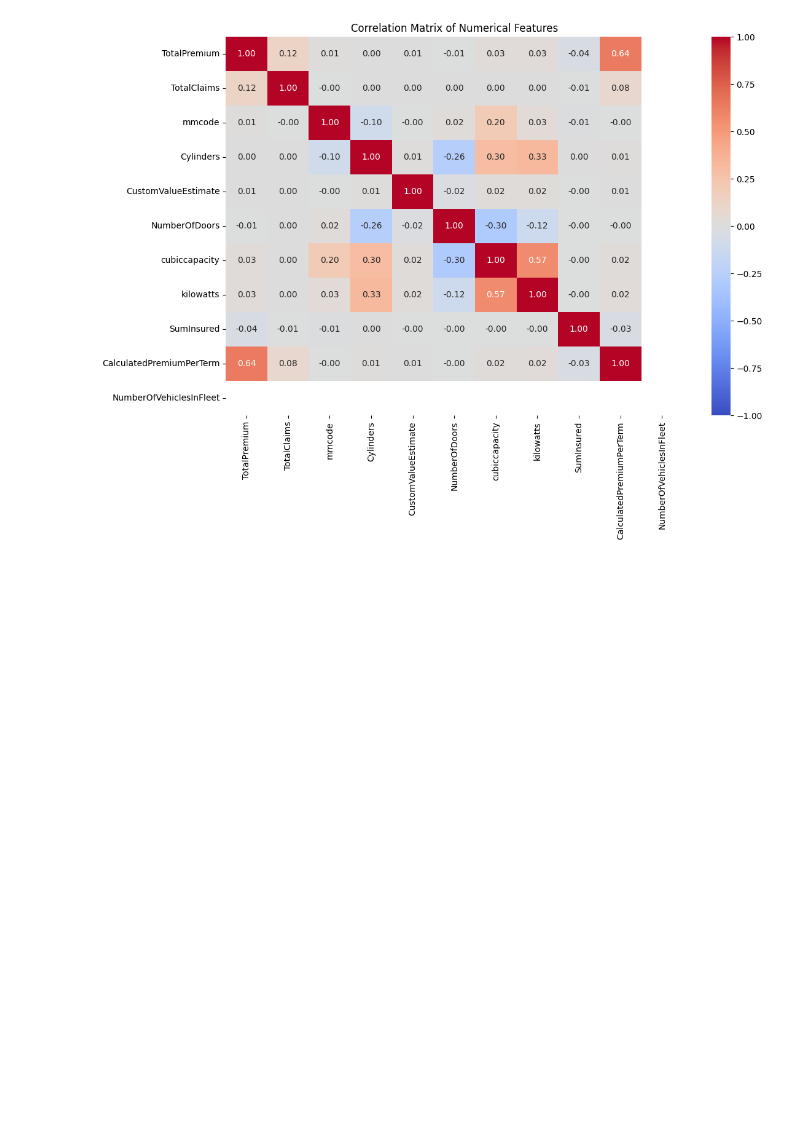
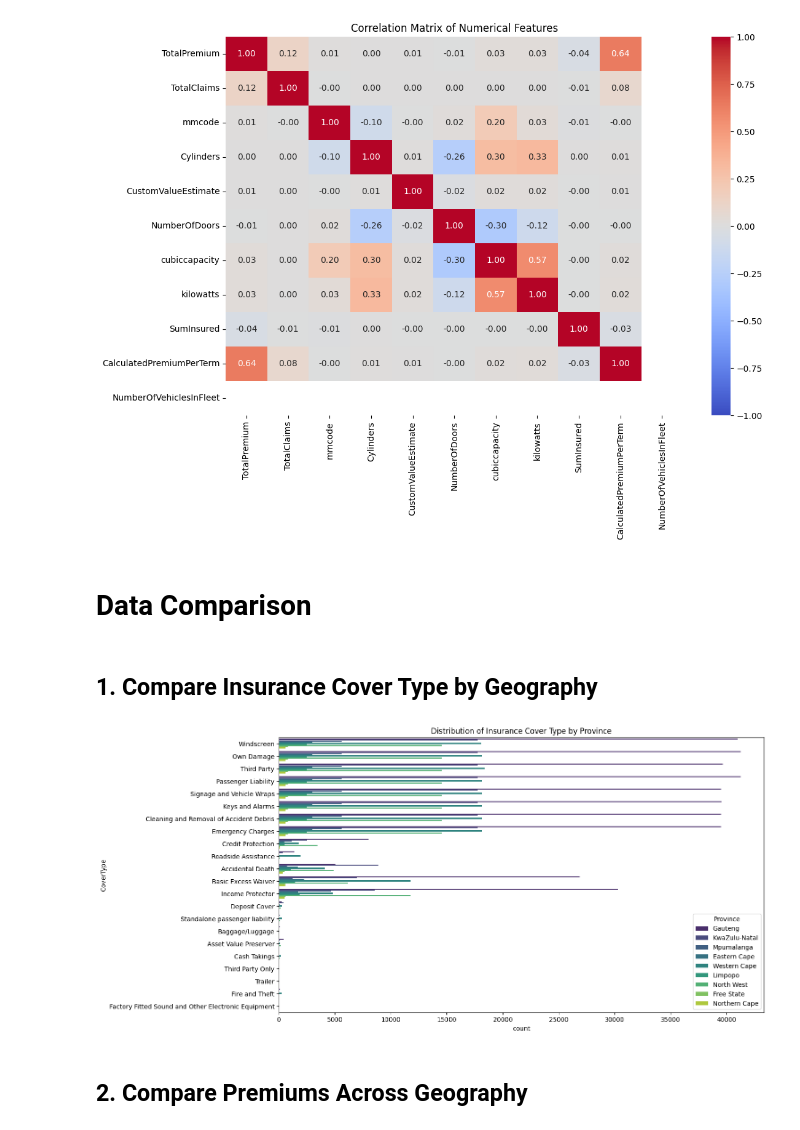
Before and after one commit to habteyesasfaw/ACIS-Marketing-Analytics-Project, a Jupyter notebook: notebooks/eda/eda_insurance_claims.ipynb, the cells around one changed output. Drawn from its saved outputs; the diff is of its cells as text; code cells hidden in the pictures; blank space fills up the shorter version.

Commit message:
Add data comparison and visualization for insurance trends across geographies

```diff
--- a/notebooks/eda/eda_insurance_claims.ipynb
+++ b/notebooks/eda/eda_insurance_claims.ipynb
@@ -272,3 +272,17 @@ plt.title('Correlation Matrix of Numerical Features')
 plt.show()
 # %% [output]
 [figure]
+# %% [markdown]
+# Data Comparison
+# %% [markdown]
+## 1. Compare Insurance Cover Type by Geography
+# %%
+# Plot the distribution of insurance cover type by province
+plt.figure(figsize=(14, 8))
+sns.countplot(data=data, y='CoverType', hue='Province', palette='viridis')
+plt.title('Distribution of Insurance Cover Type by Province')
+plt.show()
+# %% [output]
+[figure, added]
+# %% [markdown]
+## 2. Compare Premiums Across Geography
```
Also changed, not shown: parts of 4 cells of this notebook.
